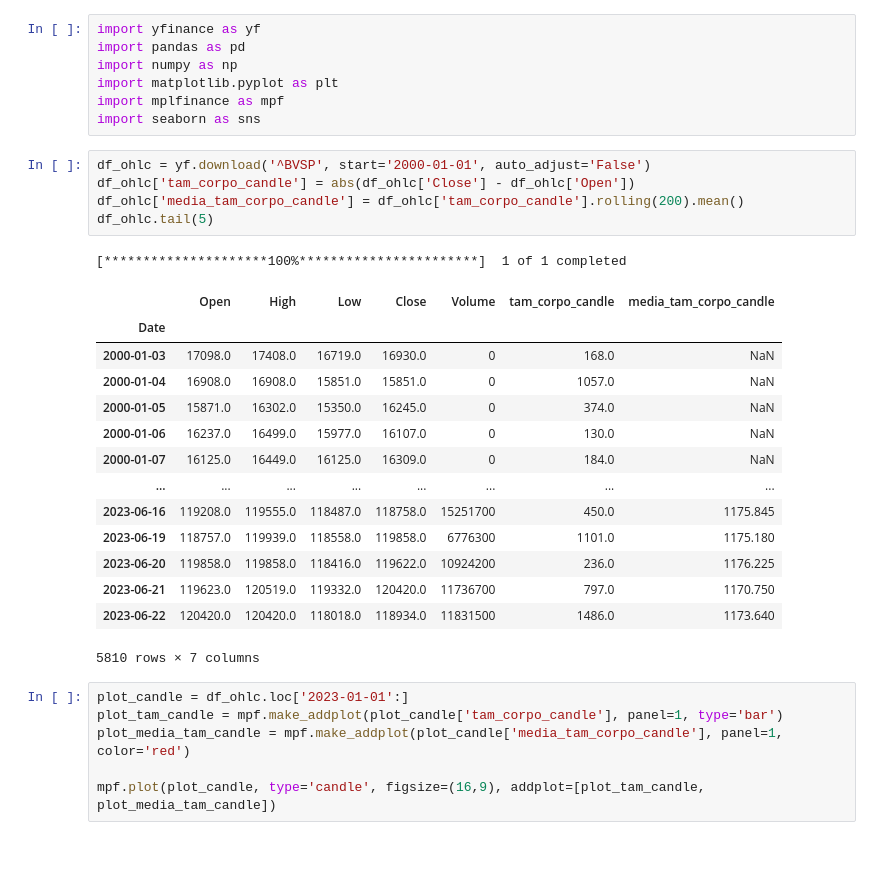
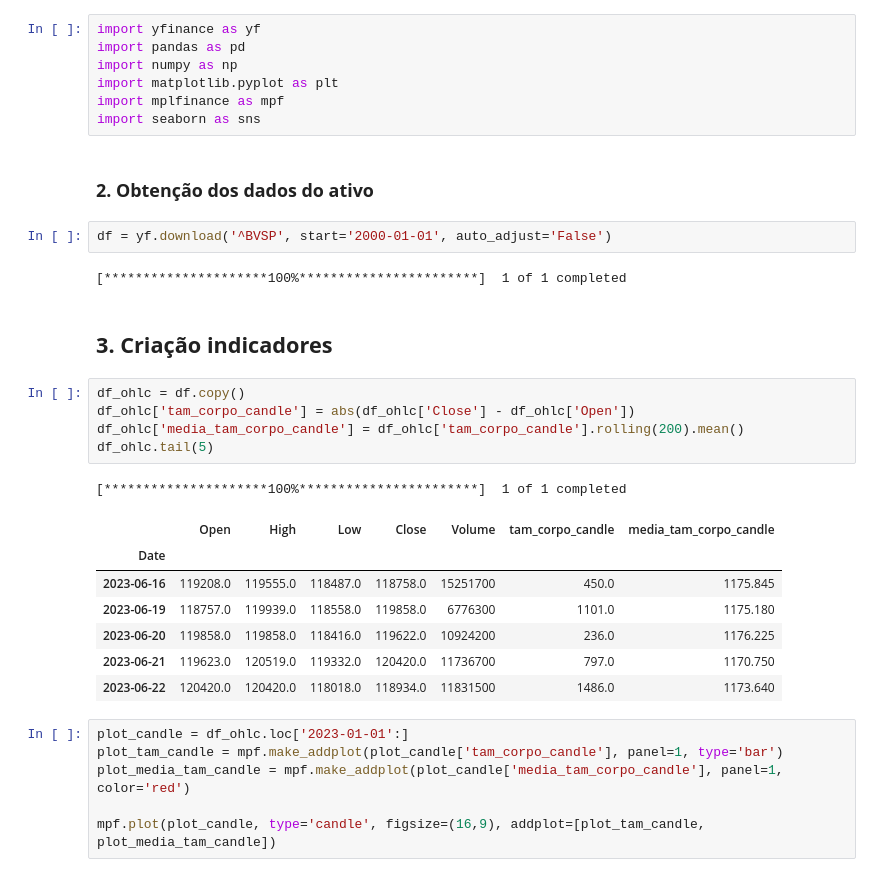
Before and after one commit to joaogabrielanuto/Analise-Tecnica, a Jupyter notebook: CANDLESTICKS_analise_força_candlesticks_ibov.ipynb, the cells around one changed output. Saved outputs shown, nothing was run; the diff lists cells and outputs as text; blank space fills up the shorter version.

```diff
--- a/CANDLESTICKS_analise_força_candlesticks_ibov.ipynb
+++ b/CANDLESTICKS_analise_força_candlesticks_ibov.ipynb
@@ -10,27 +16,28 @@ import numpy as np
 import matplotlib.pyplot as plt
 import mplfinance as mpf
 import seaborn as sns
+# %% [markdown]
+### **2. Obtenção dos dados do ativo**
+# %%
+df = yf.download('^BVSP', start='2000-01-01', auto_adjust='False')
+# %% [output]
+[*********************100%***********************]  1 of 1 completed
+# %% [markdown]
+## **3. Criação indicadores**
 # %%
-df_ohlc = yf.download('^BVSP', start='2000-01-01', auto_adjust='False')
+df_ohlc = df.copy()
 df_ohlc['tam_corpo_candle'] = abs(df_ohlc['Close'] - df_ohlc['Open'])
 df_ohlc['media_tam_corpo_candle'] = df_ohlc['tam_corpo_candle'].rolling(200).mean()
 df_ohlc.tail(5)
 # %% [output]
 [*********************100%***********************]  1 of 1 completed
 |  | Open | High | Low | Close | Volume | tam_corpo_candle | media_tam_corpo_candle |
 | Date |  |  |  |  |  |  |  |
-| 2000-01-03 | 17098.0 | 17408.0 | 16719.0 | 16930.0 | 0 | 168.0 | NaN |
-| 2000-01-04 | 16908.0 | 16908.0 | 15851.0 | 15851.0 | 0 | 1057.0 | NaN |
-| 2000-01-05 | 15871.0 | 16302.0 | 15350.0 | 16245.0 | 0 | 374.0 | NaN |
-| 2000-01-06 | 16237.0 | 16499.0 | 15977.0 | 16107.0 | 0 | 130.0 | NaN |
-| 2000-01-07 | 16125.0 | 16449.0 | 16125.0 | 16309.0 | 0 | 184.0 | NaN |
-| ... | ... | ... | ... | ... | ... | ... | ... |
 | 2023-06-16 | 119208.0 | 119555.0 | 118487.0 | 118758.0 | 15251700 | 450.0 | 1175.845 |
 | 2023-06-19 | 118757.0 | 119939.0 | 118558.0 | 119858.0 | 6776300 | 1101.0 | 1175.180 |
 | 2023-06-20 | 119858.0 | 119858.0 | 118416.0 | 119622.0 | 10924200 | 236.0 | 1176.225 |
 | 2023-06-21 | 119623.0 | 120519.0 | 119332.0 | 120420.0 | 11736700 | 797.0 | 1170.750 |
 | 2023-06-22 | 120420.0 | 120420.0 | 118018.0 | 118934.0 | 11831500 | 1486.0 | 1173.640 |
-5810 rows × 7 columns
 # %%
 plot_candle = df_ohlc.loc['2023-01-01':]
 plot_tam_candle = mpf.make_addplot(plot_candle['tam_corpo_candle'], panel=1, type='bar')
```
Also changed, not shown: parts of 2 cells of this notebook.
